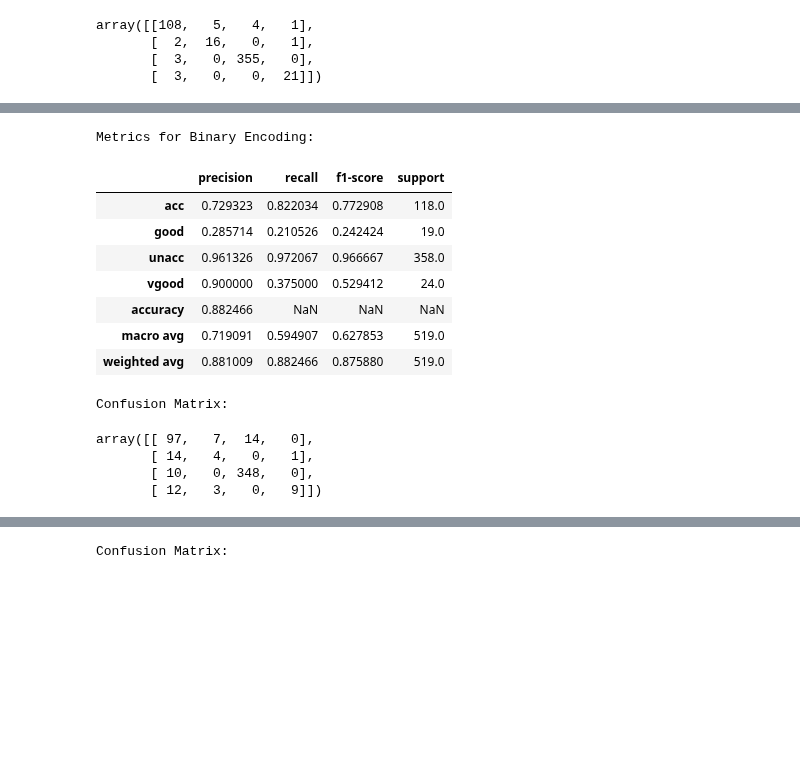
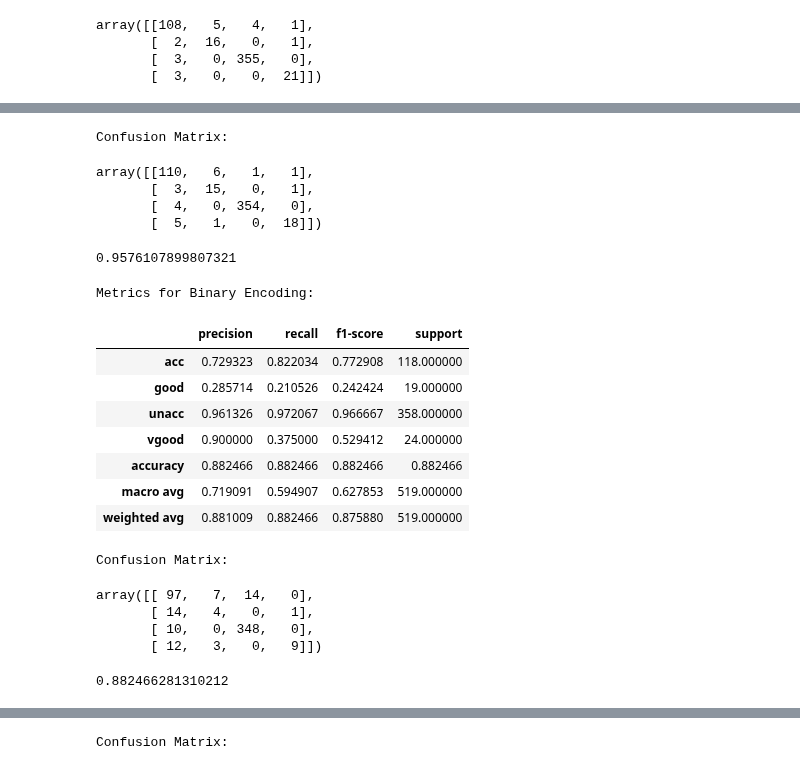
Before and after one commit to ruksad/descriptive-stats, a Jupyter notebook: lectures/32_12april_weekend/feature_encoding/feature-encoding.ipynb, the cells around one changed output, grey strips where cells are left out. Drawn from its saved outputs; the diff is of its cells as text; code cells hidden in the pictures; blank space fills up the shorter version.

```diff
--- a/lectures/32_12april_weekend/feature_encoding/feature-encoding.ipynb
+++ b/lectures/32_12april_weekend/feature_encoding/feature-encoding.ipynb
@@ -173,12 +185,12 @@ def evaluate_model(encoded_df, target_column):
     report = classification_report(y_test, y_pred, output_dict=True)
     metrics_df = pd.DataFrame(report).transpose()
     overall_accuracy = accuracy_score(y_test, y_pred)
-    metrics_df.loc['accuracy'] = [overall_accuracy, None, None, None]
+
 
     # Confusion Matrix
     conf_matrix = confusion_matrix(y_test, y_pred)
 
-    return metrics_df, conf_matrix
+    return overall_accuracy, metrics_df, conf_matrix
 # %%
 # Example usage for each encoded DataFrame
 
@@ -208,19 +247,32 @@ array([[108,   5,   4,   1],
+# %%
+print("\nConfusion Matrix:")
+conf_matrix_one_hot
+# %% [output]
+Confusion Matrix:
+array([[110,   6,   1,   1],
+       [  3,  15,   0,   1],
+       [  4,   0, 354,   0],
+       [  5,   1,   0,  18]])
+# %%
+overall_accuracy_one_hot
+# %% [output]
+0.9576107899807321
 # %%
 
 # Binary Encoding
-metrics_binary, conf_matrix_binary = evaluate_model(encoded_data_binary, target_column='class')
+overall_accuracy_binary, metrics_binary, conf_matrix_binary = evaluate_model(encoded_data_binary, target_column='class')
 print("\nMetrics for Binary Encoding:")
 metrics_binary
 # %% [output]
 Metrics for Binary Encoding:
 |  | precision | recall | f1-score | support |
-| acc | 0.729323 | 0.822034 | 0.772908 | 118.0 |
-| good | 0.285714 | 0.210526 | 0.242424 | 19.0 |
-| unacc | 0.961326 | 0.972067 | 0.966667 | 358.0 |
-| vgood | 0.900000 | 0.375000 | 0.529412 | 24.0 |
-| accuracy | 0.882466 | NaN | NaN | NaN |
-| macro avg | 0.719091 | 0.594907 | 0.627853 | 519.0 |
-| weighted avg | 0.881009 | 0.882466 | 0.875880 | 519.0 |
+| acc | 0.729323 | 0.822034 | 0.772908 | 118.000000 |
+| good | 0.285714 | 0.210526 | 0.242424 | 19.000000 |
+| unacc | 0.961326 | 0.972067 | 0.966667 | 358.000000 |
+| vgood | 0.900000 | 0.375000 | 0.529412 | 24.000000 |
+| accuracy | 0.882466 | 0.882466 | 0.882466 | 0.882466 |
+| macro avg | 0.719091 | 0.594907 | 0.627853 | 519.000000 |
+| weighted avg | 0.881009 | 0.882466 | 0.875880 | 519.000000 |
 # %%
 print("\nConfusion Matrix:")
 conf_matrix_binary
@@ -230,5 +282,9 @@ array([[ 97,   7,  14,   0],
        [ 14,   4,   0,   1],
        [ 10,   0, 348,   0],
        [ 12,   3,   0,   9]])
+# %%
+overall_accuracy_binary
+# %% [output]
+0.882466281310212
 # %%
 # Target Encoding
```
Also changed, not shown: parts of 9 cells of this notebook.
